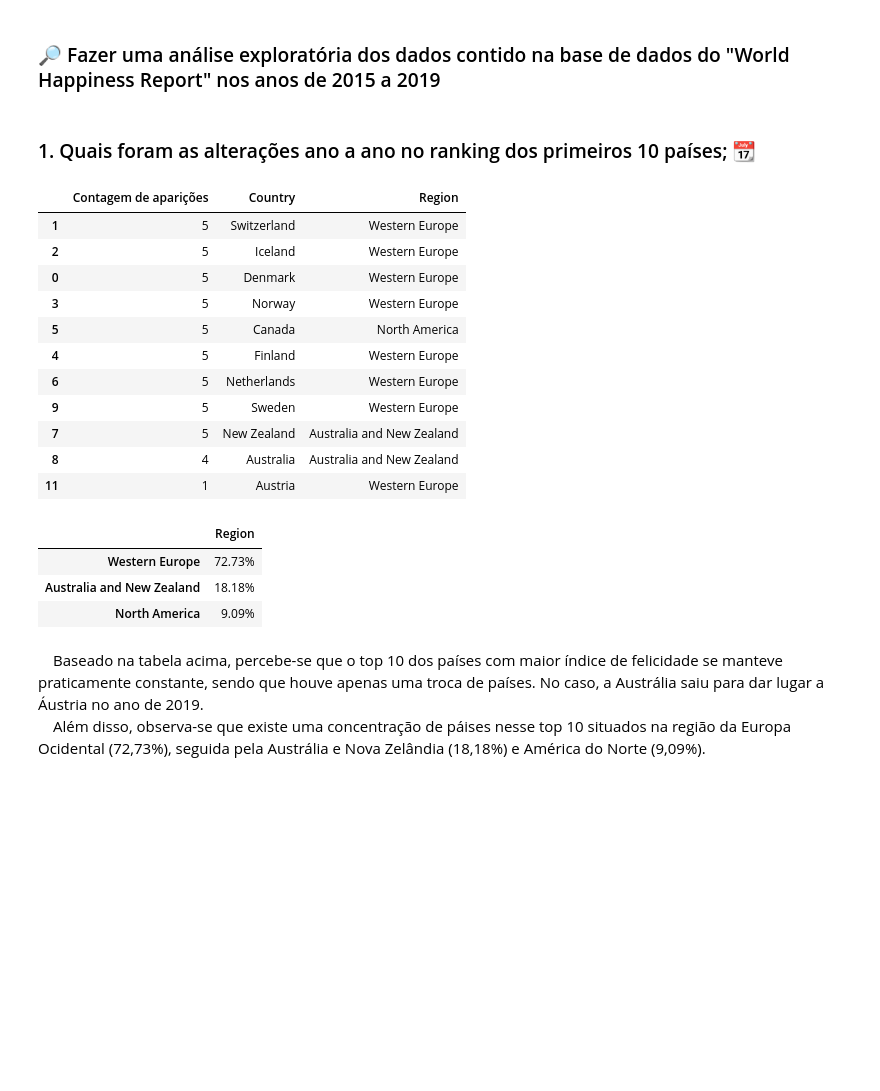
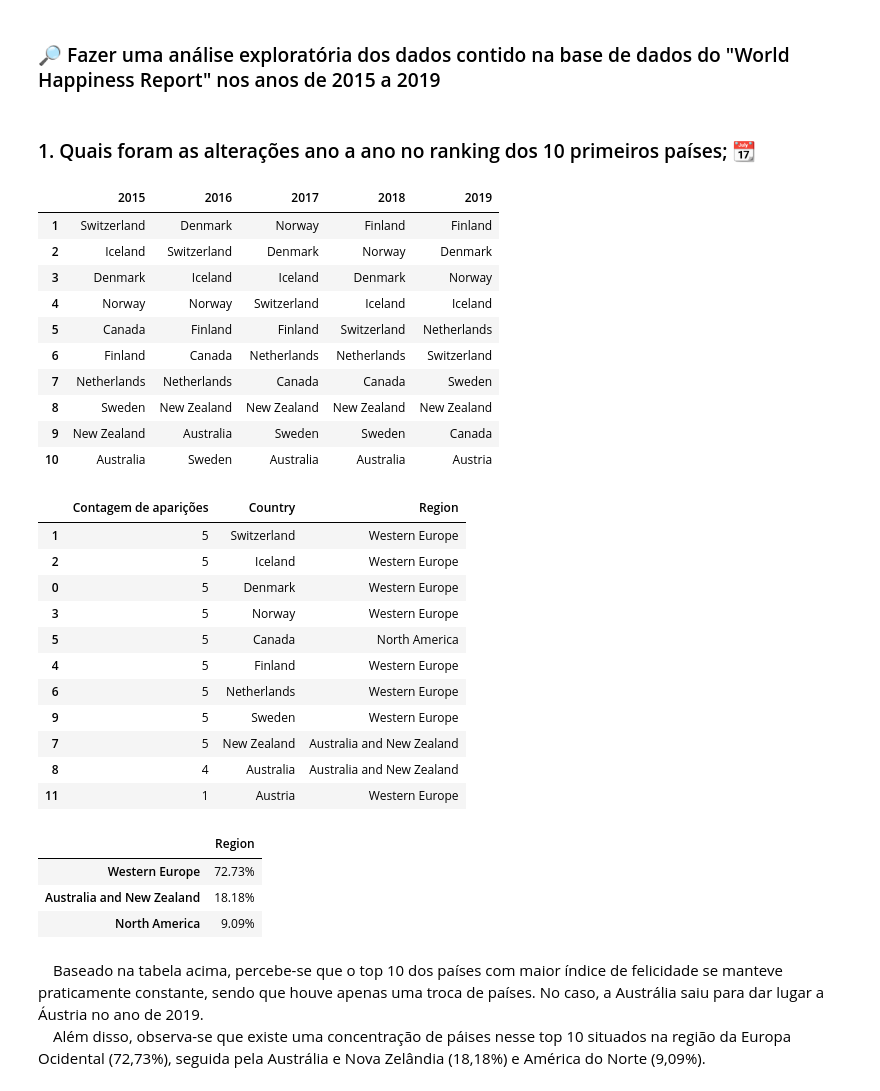
Before and after one commit to ribeiroDanielG/Projeto_EDA_Grupo_BDHJTY, a Jupyter notebook: Projeto3-Grupo_BDHJTY.ipynb, the cells around one changed output. Cells and saved outputs as stored; diff of their text form; code cells hidden in the pictures; blank space fills up the shorter version.

```diff
--- a/Projeto3-Grupo_BDHJTY.ipynb
+++ b/Projeto3-Grupo_BDHJTY.ipynb
@@ -23,42 +23,54 @@ df_2017 = pd.read_csv('bases/2017.csv')
 df_2018 = pd.read_csv('bases/2018.csv')
 df_2019 = pd.read_csv('bases/2019.csv')
 # %% [markdown]
-### 1. Quais foram as alterações ano a ano no ranking dos primeiros 10 países; 📆
+### 1. Quais foram as alterações ano a ano no ranking dos 10 primeiros países; 📆
 # %%
 # Atribui-se o top 10 de cada ano a uma variável adequada
 top10_2015 = df_2015.nsmallest(10, 'Happiness Rank')['Country']
 top10_2016 = df_2016.nsmallest(10, 'Happiness Rank')['Country']
 top10_2017 = df_2017.nsmallest(10, 'Happiness.Rank')['Country']
 top10_2018 = df_2018.nsmallest(10, 'Overall rank')['Country or region']
 top10_2019 = df_2019.nsmallest(10, 'Overall rank')['Country or region']
 
 # Cria-se um df contendo todos os top 10 organizados por colunas
 top_10 = pd.DataFrame({'2015': top10_2015, '2016': top10_2016, '2017': top10_2017, '2018': top10_2018, '2019': top10_2019})
 top_10.index = top_10.index + 1
+display(top_10)
 
 # Apresenta-se a frequência de aparição de cada país nos 5 anos estudados
 df_frequencia = pd.DataFrame(top_10.melt()['value'].value_counts())
 df_frequencia.columns = ['Contagem de aparições']
 df_frequencia = pd.merge(df_frequencia, df_2016[['Country', 'Region']], right_on = 'Country', left_index = True)
 display(df_frequencia)
 pd.DataFrame(df_frequencia['Region'].value_counts(normalize=True)*100).style.format('{:.2f}%')
 # %% [output]
-|  | Contagem de aparições | Country | Region |
-| 1 | 5 | Switzerland | Western Europe |
-| 2 | 5 | Iceland | Western Europe |
-| 0 | 5 | Denmark | Western Europe |
-| 3 | 5 | Norway | Western Europe |
-| 5 | 5 | Canada | North America |
-| 4 | 5 | Finland | Western Europe |
-| 6 | 5 | Netherlands | Western Europe |
-| 9 | 5 | Sweden | Western Europe |
-| 7 | 5 | New Zealand | Australia and New Zealand |
-| 8 | 4 | Australia | Australia and New Zealand |
-| 11 | 1 | Austria | Western Europe |
+|  | 2015 | 2016 | 2017 | 2018 | 2019 |
+| 1 | Switzerland | Denmark | Norway | Finland | Finland |
+| 2 | Iceland | Switzerland | Denmark | Norway | Denmark |
+| 3 | Denmark | Iceland | Iceland | Denmark | Norway |
+| 4 | Norway | Norway | Switzerland | Iceland | Iceland |
+| 5 | Canada | Finland | Finland | Switzerland | Netherlands |
+| 6 | Finland | Canada | Netherlands | Netherlands | Switzerland |
+| 7 | Netherlands | Netherlands | Canada | Canada | Sweden |
+| 8 | Sweden | New Zealand | New Zealand | New Zealand | New Zealand |
+| 9 | New Zealand | Australia | Sweden | Sweden | Canada |
+| 10 | Australia | Sweden | Australia | Australia | Austria |
-|  | Region |
-| Western Europe | 72.73% |
-| Australia and New Zealand | 18.18% |
-| North America | 9.09% |
+|  | Contagem de aparições | Country | Region |
+| 1 | 5 | Switzerland | Western Europe |
+| 2 | 5 | Iceland | Western Europe |
+| 0 | 5 | Denmark | Western Europe |
+| 3 | 5 | Norway | Western Europe |
+| 5 | 5 | Canada | North America |
+| 4 | 5 | Finland | Western Europe |
+| 6 | 5 | Netherlands | Western Europe |
+| 9 | 5 | Sweden | Western Europe |
+| 7 | 5 | New Zealand | Australia and New Zealand |
+| 8 | 4 | Australia | Australia and New Zealand |
+| 11 | 1 | Austria | Western Europe |
+|  | Region |
+| Western Europe | 72.73% |
+| Australia and New Zealand | 18.18% |
+| North America | 9.09% |
 # %% [markdown]
 &emsp;Baseado na tabela acima, percebe-se que o top 10 dos países com maior índice de felicidade se manteve praticamente constante, sendo que houve apenas uma troca de países. No caso, a Austrália saiu para dar lugar a Áustria no ano de 2019. \
 &emsp;Além disso, observa-se que existe uma concentração de páises nesse top 10 situados na região da Europa Ocidental (72,73%), seguida pela Austrália e Nova Zelândia (18,18%) e América do Norte (9,09%).
```
Also changed, not shown: parts of 1 cell of this notebook.
